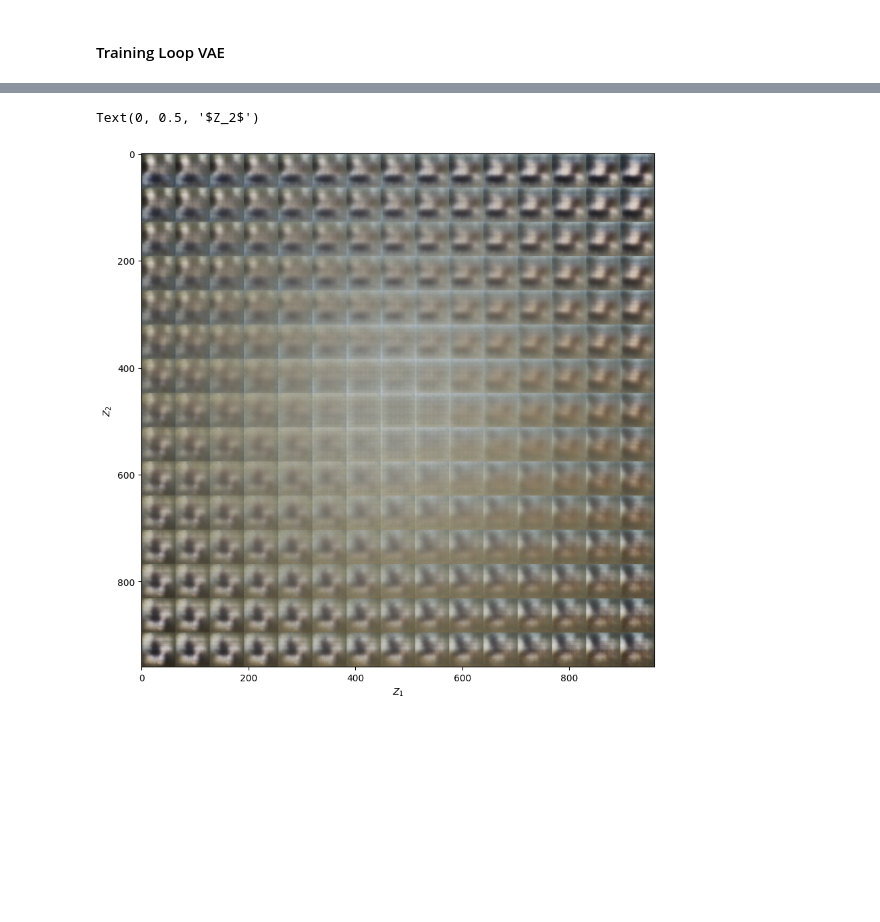
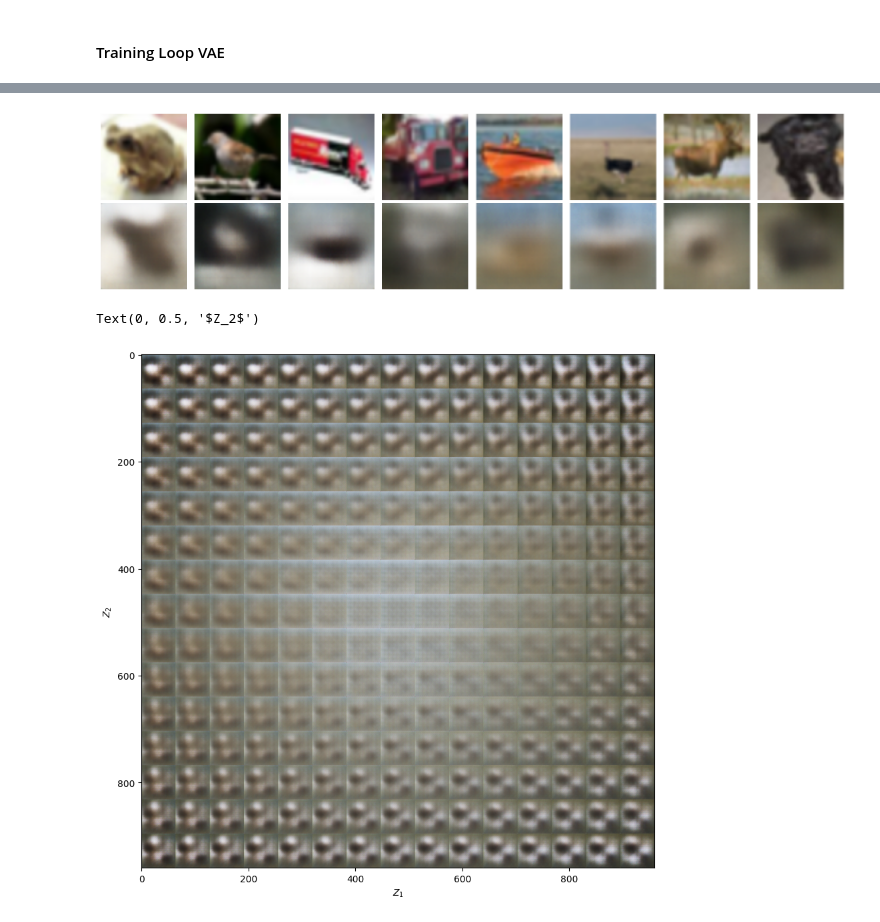
Before and after one commit to thmaz/encoders, a Jupyter notebook: encoders.ipynb, the cells around one changed output, grey strips where cells are left out. Drawn from its saved outputs; the diff is of its cells as text; code cells hidden in the pictures; blank space fills up the shorter version.

```diff
--- a/encoders.ipynb
+++ b/encoders.ipynb
@@ -523,3 +515,27 @@ torch.Size([3, 64, 64])
+# %%
+X_batch = X_test[:8].to(DEVICE)  # or any other size you'd like
+
+with torch.no_grad():
+    y_pred, _, _, _ = genvae(X_batch)  # Run through VAE
+
+# Postprocess for plotting
+recon = torch.sigmoid(y_pred).cpu().squeeze().numpy()  # Apply sigmoid
+original = X_batch.cpu().squeeze().numpy()
+
+# Plot: 2 rows (original vs reconstructed)
+fig, axs = plt.subplots(2, 8, figsize=(16, 4))
+for i in range(8):
+    axs[0, i].imshow(np.transpose(original[i], (1, 2, 0)))
+    axs[0, i].axis('off')
+    axs[1, i].imshow(np.transpose(recon[i], (1, 2, 0)))
+    axs[1, i].axis('off')
+
+axs[0, 0].set_ylabel("Original", fontsize=12)
+axs[1, 0].set_ylabel("Reconstructed", fontsize=12)
+plt.tight_layout()
+plt.show()
+# %% [output]
+[figure, added]
 # %%
 h, w = 15, 15
 z_dim = 512
@@ -532,7 +548,7 @@ zz = torch.zeros(h * w, z_dim, 1, 1).to('cuda')
 zz[:, :2, 0, 0] = torch.stack([z1.flatten(), z2.flatten()], dim=1)
 #zz = torch.stack([z1, z2], dim=-1).reshape(-1, 2, 1, 1).to('cuda')
 
-y_preds = torch.sigmoid(generator.dec(zz)).squeeze().cpu().detach()
+y_preds = torch.sigmoid(genvae.dec(zz)).squeeze().cpu().detach()
 #y_preds = y_preds.reshape(h, w, 64, 64).permute(1, 2, 0, 3).reshape(h*64, -1)
 
 y_preds = y_preds.reshape(h, w, 3, 64, 64)  # [15, 15, 3, 64, 64]
@@ -546,4 +562,4 @@ plt.xlabel(r'$Z_1$')
 plt.ylabel(r'$Z_2$')
 # %% [output]
 Text(0, 0.5, '$Z_2$')
-[figure, old version]
+[figure, new version]
```
Also changed, not shown: parts of 8 cells of this notebook.
